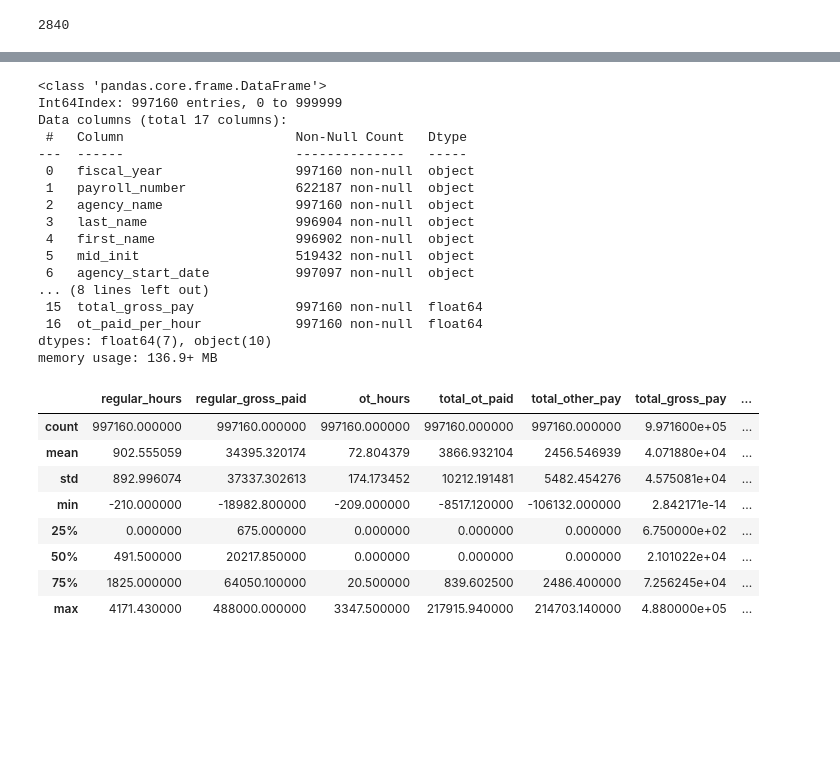
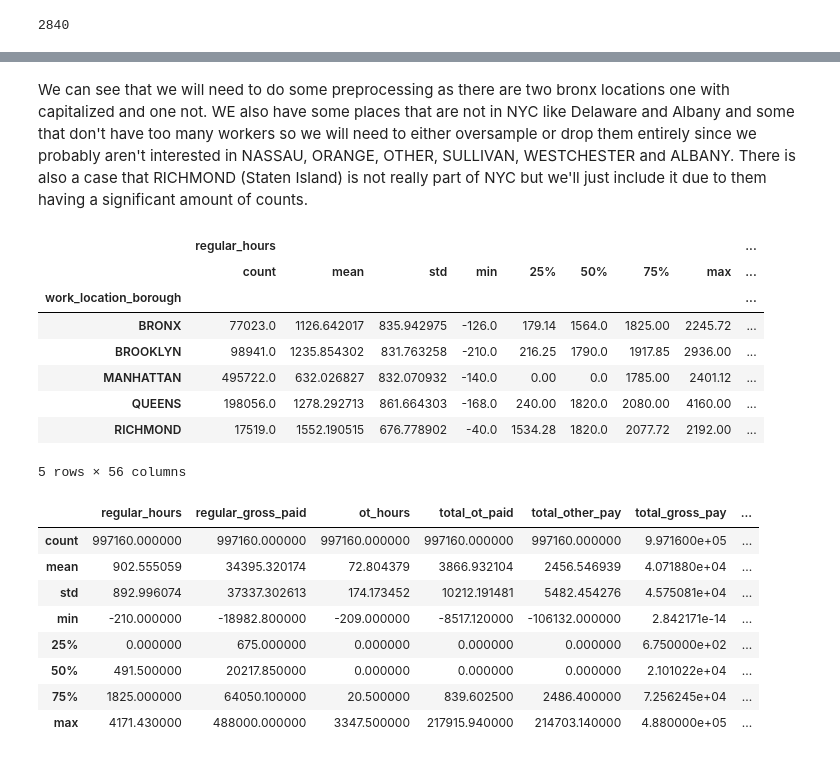
Before and after one commit to defunSM/NYC-Salary-Predictor, a Jupyter notebook: NYC_Salary_Forcasting.ipynb, the cells around one changed output, grey strips where cells are left out. Cells and saved outputs as stored; diff of their text form; code cells hidden in the pictures; blank space fills up the shorter version.

```diff
--- a/prep.ipynb
+++ b/NYC_Salary_Forcasting.ipynb
@@ -282,24 +307,27 @@ Using the info() we can gather that there is some missing data and a lot of them
+# %% [markdown]
+
+We can see that we will need to do some preprocessing as there are two bronx locations one with capitalized and one not. WE also have some places that are not in NYC like Delaware and Albany and some that don't have too many workers so we will need to either oversample or drop them entirely since we probably aren't interested in NASSAU, ORANGE, OTHER, SULLIVAN, WESTCHESTER and ALBANY. There is also a case that RICHMOND (Staten Island) is not really part of NYC but we'll just include it due to them having a significant amount of counts.
 # %%
 # TODO: clean_DF IS THE dataset clean of any nulls in the dataset that is of interest
-clean_df.info()
+clean_df = positive_pay_df[~(positive_pay_df['work_location_borough']==None)]
+
+clean_df['work_location_borough'] = clean_df['work_location_borough'].replace('Bronx', 'BRONX')
+
+interested_work_location_boroughs = ['BRONX', 'BROOKLYN', 'MANHATTAN', 'QUEENS', 'RICHMOND']
+
+clean_df = clean_df[clean_df['work_location_borough'].isin(interested_work_location_boroughs)]
-# %% [output]
-<class 'pandas.core.frame.DataFrame'>
-Int64Index: 997160 entries, 0 to 999999
-Data columns (total 17 columns):
- #   Column                      Non-Null Count   Dtype
----  ------                      --------------   -----
- 0   fiscal_year                 997160 non-null  object
- 1   payroll_number              622187 non-null  object
- 2   agency_name                 997160 non-null  object
- 3   last_name                   996904 non-null  object
- 4   first_name                  996902 non-null  object
- 5   mid_init                    519432 non-null  object
- 6   agency_start_date           997097 non-null  object
-... (8 lines left out)
- 15  total_gross_pay             997160 non-null  float64
- 16  ot_paid_per_hour            997160 non-null  float64
-dtypes: float64(7), object(10)
-memory usage: 136.9+ MB
+# %%
+clean_df.groupby('work_location_borough').describe()
+# %% [output]
+|  | regular_hours |  |  |  |  |  |  |  | ... |
+|  | count | mean | std | min | 25% | 50% | 75% | max | ... |
+| work_location_borough |  |  |  |  |  |  |  |  | ... |
+| BRONX | 77023.0 | 1126.642017 | 835.942975 | -126.0 | 179.14 | 1564.0 | 1825.00 | 2245.72 | ... |
+| BROOKLYN | 98941.0 | 1235.854302 | 831.763258 | -210.0 | 216.25 | 1790.0 | 1917.85 | 2936.00 | ... |
+| MANHATTAN | 495722.0 | 632.026827 | 832.070932 | -140.0 | 0.00 | 0.0 | 1785.00 | 2401.12 | ... |
+| QUEENS | 198056.0 | 1278.292713 | 861.664303 | -168.0 | 240.00 | 1820.0 | 2080.00 | 4160.00 | ... |
+| RICHMOND | 17519.0 | 1552.190515 | 676.778902 | -40.0 | 1534.28 | 1820.0 | 2077.72 | 2192.00 | ... |
+5 rows × 56 columns
 # %%
 positive_pay_df.describe()
 # %% [output]
```
Also changed, not shown: parts of 7 cells of this notebook, 1 other file.
